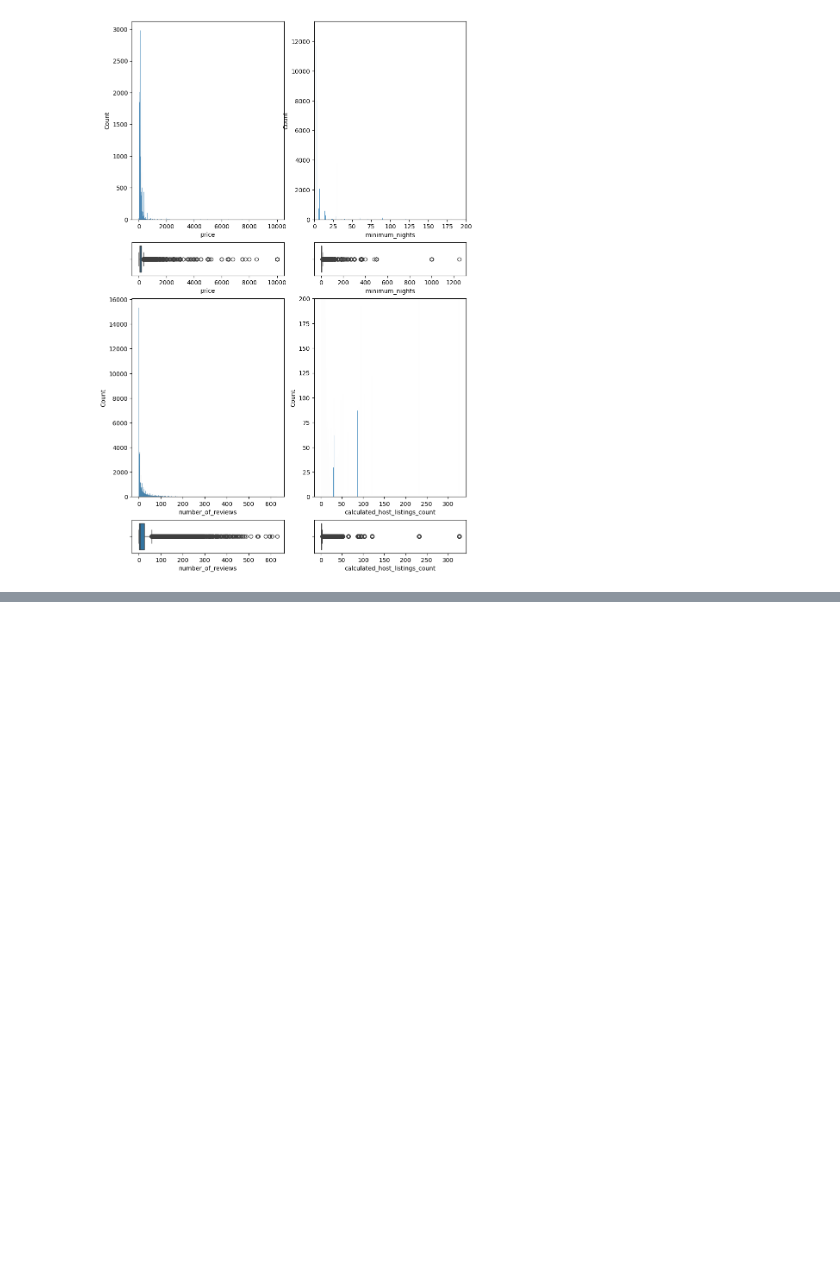
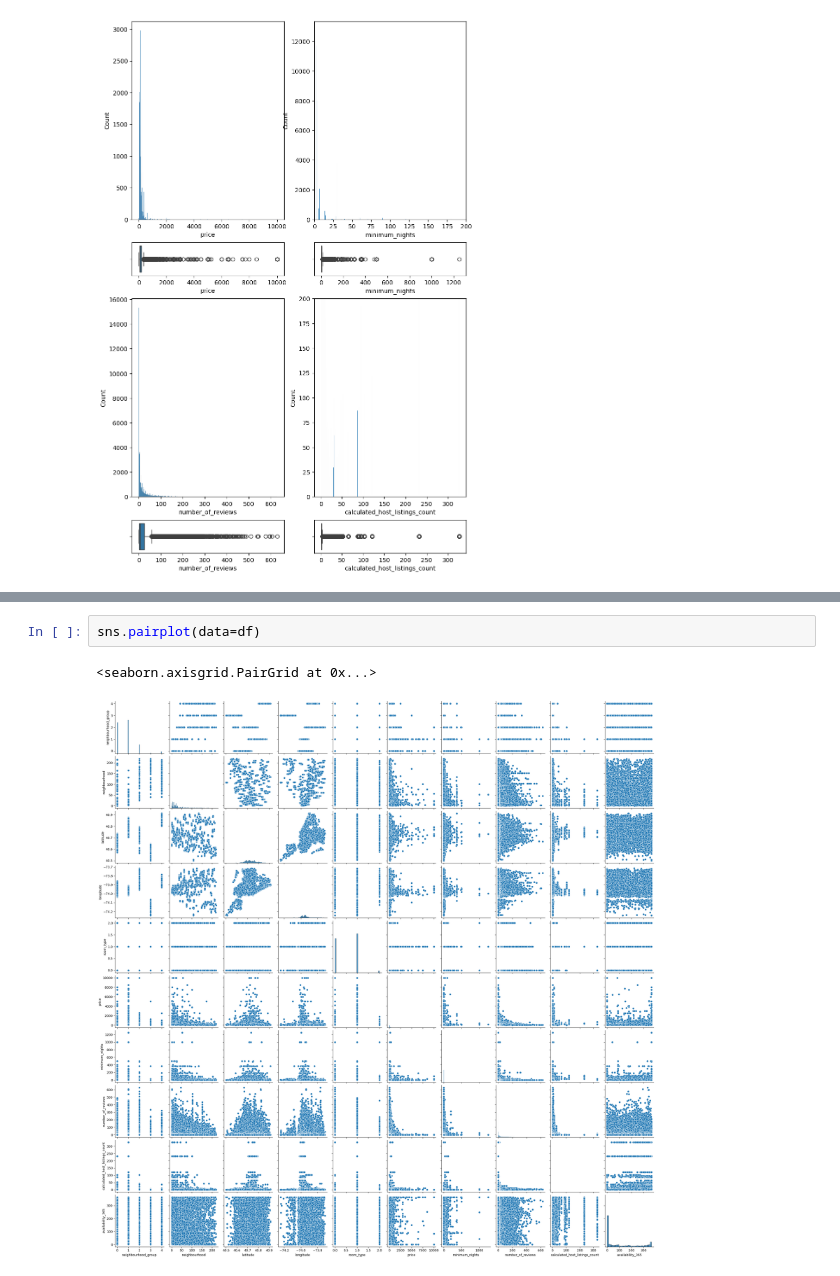
Before and after one commit to mfvilches/EDA_3, a Jupyter notebook: src/explore.ipynb, the cells around one changed output, grey strips where cells are left out. Saved outputs shown, nothing was run; the diff lists cells and outputs as text; blank space fills up the shorter version.

```diff
--- a/src/explore.ipynb
+++ b/src/explore.ipynb
@@ -85,0 +115,5 @@ plt.tight_layout
+# %%
+sns.pairplot(data=df)
+# %% [output]
+<seaborn.axisgrid.PairGrid at 0x...>
+[figure, added]
```
Also changed, not shown: parts of 17 cells of this notebook.
